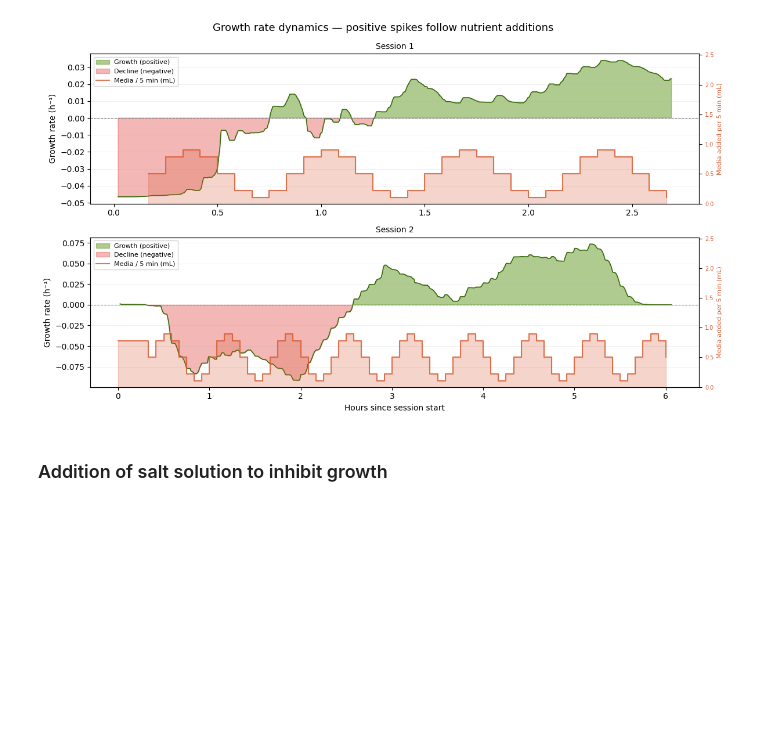
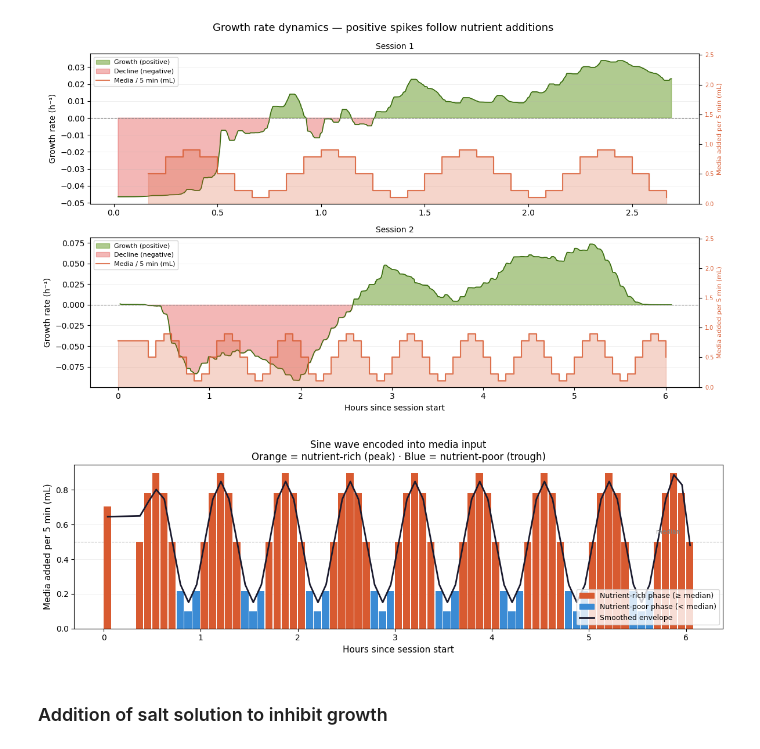
Before and after one commit to siddheshmm/omnibio, a Jupyter notebook: results/pioreactor nb.ipynb, the cells around one changed output. Cells and saved outputs as stored; diff of their text form; code cells hidden in the pictures; blank space fills up the shorter version.

Commit message:
Added more visualizations/grphs

```diff
--- a/results/pioreactor nb.ipynb
+++ b/results/pioreactor nb.ipynb
@@ -98,6 +99,73 @@ plt.savefig("plot2_growth_rate.png", dpi=150)
 plt.show()
 # %% [output]
 [figure]
+# %%
+# ── Load data ────────────────────────────────────────────────────────────────
+dos = pd.read_csv("dosing_events-Demo_experiment-all_units-20260424214253.csv")
+
+media = dos[dos["event"] == "add_media"].copy()
+t0 = media["hours_since_experiment_created"].min()
+media["t_rel"] = media["hours_since_experiment_created"] - t0
+media = media.sort_values("t_rel")
+
+# ── Bin into 5-minute windows ─────────────────────────────────────────────────
+bin_h = 5 / 60                          # 5 min in hours
+t_max = media["t_rel"].max()
+bins  = np.arange(0, t_max + bin_h, bin_h)
+
+media["bin"] = pd.cut(media["t_rel"], bins=bins, labels=bins[:-1])
+vol = (
+    media.groupby("bin", observed=True)["volume_change_ml"]
+    .sum()
+    .reset_index()
+    .rename(columns={"bin": "t", "volume_change_ml": "vol"})
+)
+vol["t"] = vol["t"].astype(float)
+
+# ── Plot ──────────────────────────────────────────────────────────────────────
+fig, ax = plt.subplots(figsize=(12, 4))
+
+# Colour each bar by phase: above median = nutrient-rich, below = nutrient-poor
+median_vol = vol["vol"].median()
+colors = ["#d85a30" if v >= median_vol else "#3B8BD4" for v in vol["vol"]]
+
+ax.bar(vol["t"], vol["vol"], width=bin_h * 0.9,
+       color=colors, align="edge", zorder=2)
+
+# Overlay a smoothed envelope so the sine shape is obvious
+from scipy.signal import savgol_filter
+window = max(3, len(vol) // 10 | 1)    # odd window, ~10 % of data length
+if window % 2 == 0:
+    window += 1
+smooth = savgol_filter(vol["vol"], window_length=window, polyorder=3)
+ax.plot(vol["t"] + bin_h / 2, smooth,
+        color="#1a1a2e", lw=2, label="Smoothed envelope", zorder=3)
+
+# ── Annotations ───────────────────────────────────────────────────────────────
+ax.axhline(median_vol, color="gray", lw=0.8, ls="--", alpha=0.6, zorder=1)
+ax.text(t_max * 0.99, median_vol * 1.08,
+        "median", ha="right", va="bottom", fontsize=8, color="gray")
+
+ax.set_xlabel("Hours since session start", fontsize=11)
+ax.set_ylabel("Media added per 5 min (mL)", fontsize=11)
+ax.set_title(
+    "Sine wave encoded into media input\n"
+    "Orange = nutrient-rich (peak) · Blue = nutrient-poor (trough)",
+    fontsize=12
+)
+
+rich_patch  = mpatches.Patch(color="#d85a30", label="Nutrient-rich phase (≥ median)")
+poor_patch  = mpatches.Patch(color="#3B8BD4", label="Nutrient-poor phase (< median)")
+env_line    = plt.Line2D([0], [0], color="#1a1a2e", lw=2, label="Smoothed envelope")
+ax.legend(handles=[rich_patch, poor_patch, env_line],
+          fontsize=9, loc="lower right")
+
+ax.grid(axis="y", lw=0.4, alpha=0.3, zorder=0)
+plt.tight_layout()
+plt.savefig("sine_wave_media_input.png", dpi=150)
+plt.show()
+# %% [output]
+[figure, added]
 # %% [markdown]
 ### Addition of salt solution to inhibit growth
 # %%
```
Also changed, not shown: parts of 1 cell of this notebook, 1 other file.
